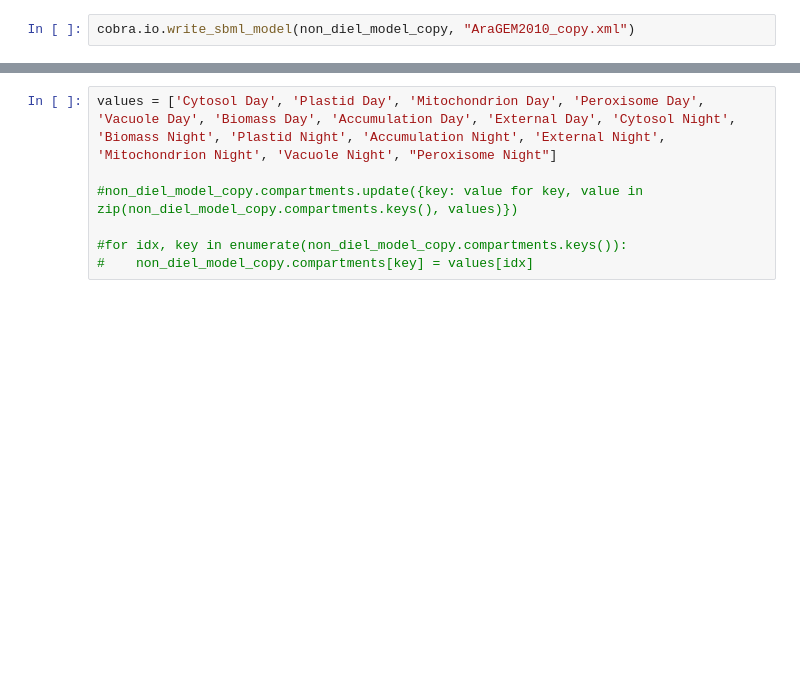
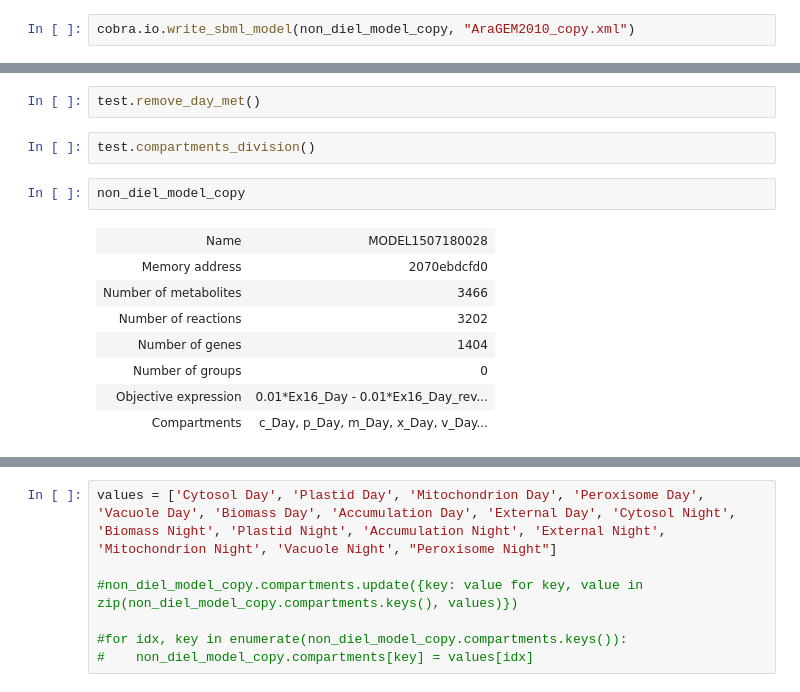
Before and after one commit to LucianaMartins26/DielModels, a Jupyter notebook: examples/compartments.ipynb, the cells around one changed output, grey strips where cells are left out. Drawn from its saved outputs; the diff is of its cells as text; blank space fills up the shorter version.

Commit message:
[UPDATE] Compartments notebook with a class implementing the previous code

```diff
--- a/examples/compartments.ipynb
+++ b/examples/compartments.ipynb
@@ -24,2 +151,17 @@ non_diel_model_copy
+# %%
+test.remove_day_met()
+# %%
+test.compartments_division()
+# %%
+non_diel_model_copy
+# %% [output]
+| Name | MODEL1507180028 |
+| Memory address | 2070ebdcfd0 |
+| Number of metabolites | 3466 |
+| Number of reactions | 3202 |
+| Number of genes | 1404 |
+| Number of groups | 0 |
+| Objective expression | 0.01*Ex16_Day - 0.01*Ex16_Day_rev... |
+| Compartments | c_Day, p_Day, m_Day, x_Day, v_Day... |
 # %%
 for reaction in non_diel_model_copy.reactions:
```
Also changed, not shown: parts of 12 cells of this notebook.
